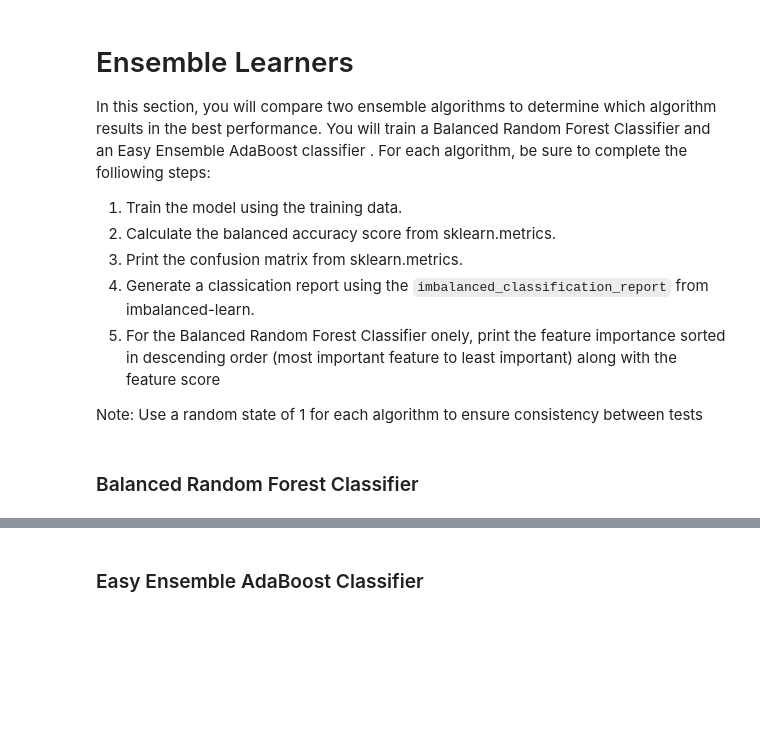
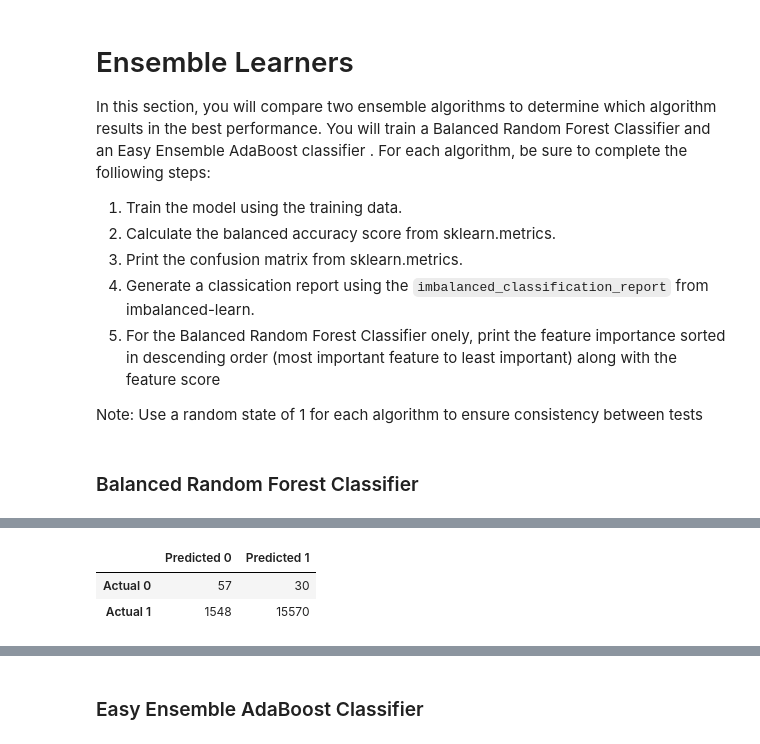
Before and after one commit to hishamdewan/Credit_Risk_Analysis, a Jupyter notebook: credit_risk_ensemble.ipynb, the cells around one changed output, grey strips where cells are left out. Saved outputs shown, nothing was run; the diff lists cells and outputs as text; code cells hidden in the pictures; blank space fills up the shorter version.

Commit message:
Use Ensemble Classifiers to Predict Credit Risk

```diff
--- a/credit_risk_ensemble.ipynb
+++ b/credit_risk_ensemble.ipynb
@@ -113,0 +112,4 @@ from sklearn.model_selection import train_test_split
+# %%
+from sklearn.model_selection import train_test_split
+X_train, X_test, y_train, y_test = train_test_split(X, y, random_state=42, stratify=y)
+X_train.shape
@@ -127,4 +131,5 @@ Note: Use a random state of 1 for each algorithm to ensure consistency between t
 ### Balanced Random Forest Classifier
 # %%
 # Resample the training data with the BalancedRandomForestClassifier
-# YOUR CODE HERE
+from imblearn.ensemble import BalancedRandomForestClassifier
+brf_model = BalancedRandomForestClassifier(n_estimators=100, random_state=1)
@@ -133,2 +136,8 @@ BalancedRandomForestClassifier(random_state=1)
+# %%
+# Fitting the model
+brf_model = brf_model.fit(X_train, y_train)
+# %%
+# Making predictions using the testing data.
+predictions = brf_model.predict(X_test)
 # %%
 # Calculated the balanced accuracy score
@@ -153,0 +148,13 @@ avg / total       0.99      0.87      0.70      0.93      0.78      0.62     172
+# %%
+# Display the confusion matrix
+cm = confusion_matrix(y_test, predictions)
+
+# Create a DataFrame from the confusion matrix.
+cm_df = pd.DataFrame(
+    cm, index=["Actual 0", "Actual 1"], columns=["Predicted 0", "Predicted 1"])
+
+cm_df
+# %% [output]
+|  | Predicted 0 | Predicted 1 |
+| Actual 0 | 57 | 30 |
+| Actual 1 | 1548 | 15570 |
```
Also changed, not shown: parts of 17 cells of this notebook, 1 other file.
